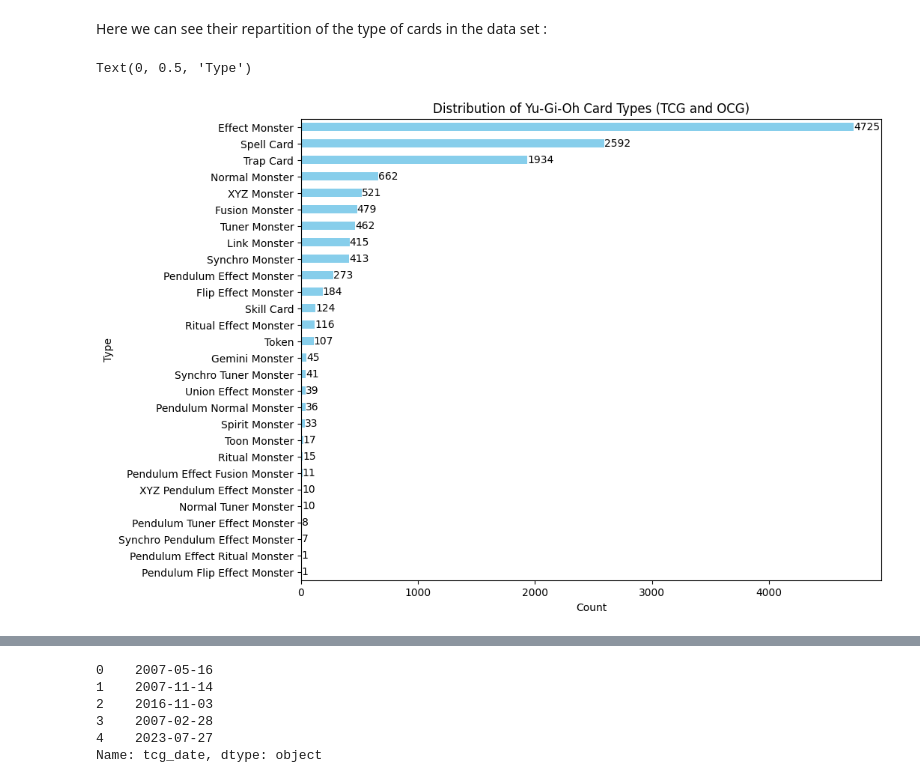
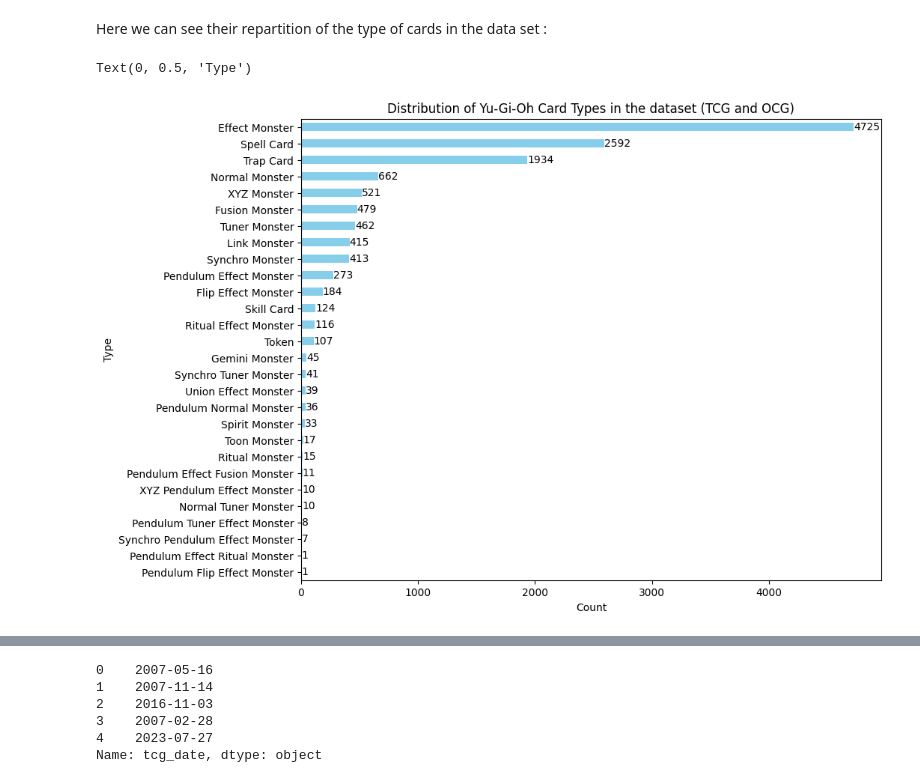
Before and after one commit to HanaeBonnafoux/yugioh, a Jupyter notebook: yu-gi-oh-s-evolution-through-the-cards.ipynb, the cells around one changed output, grey strips where cells are left out. Cells and saved outputs as stored; diff of their text form; code cells hidden in the pictures.

Commit message:
Kaggle Notebook | Yu-Gi-Oh cards over time EDA | Version 25

```diff
--- a/yu-gi-oh-s-evolution-through-the-cards.ipynb
+++ b/yu-gi-oh-s-evolution-through-the-cards.ipynb
@@ -75,16 +74,16 @@ Here we can see their repartition of the type of cards in the data set :
 # %%
 # Get the value counts for the 'type' column
 type_counts = cards_data['type'].value_counts()
 
 # Plot the bar chart
 plt.figure(figsize=(10, 8))
 type_counts.sort_values().plot(kind='barh', color='skyblue')
 # Add counts to the bars
 for index, value in enumerate(type_counts.sort_values()):
     plt.text(value, index, str(value), va='center')  # `value` is the count, `index` is the bar position
-plt.title('Distribution of Yu-Gi-Oh Card Types (TCG and OCG)')
+plt.title('Distribution of Yu-Gi-Oh Card Types in the dataset (TCG and OCG)')
 plt.xlabel('Count')
 plt.ylabel('Type')
 # %% [output]
 Text(0, 0.5, 'Type')
-[figure, old version]
+[figure, new version]
```
Also changed, not shown: parts of 27 cells of this notebook.
